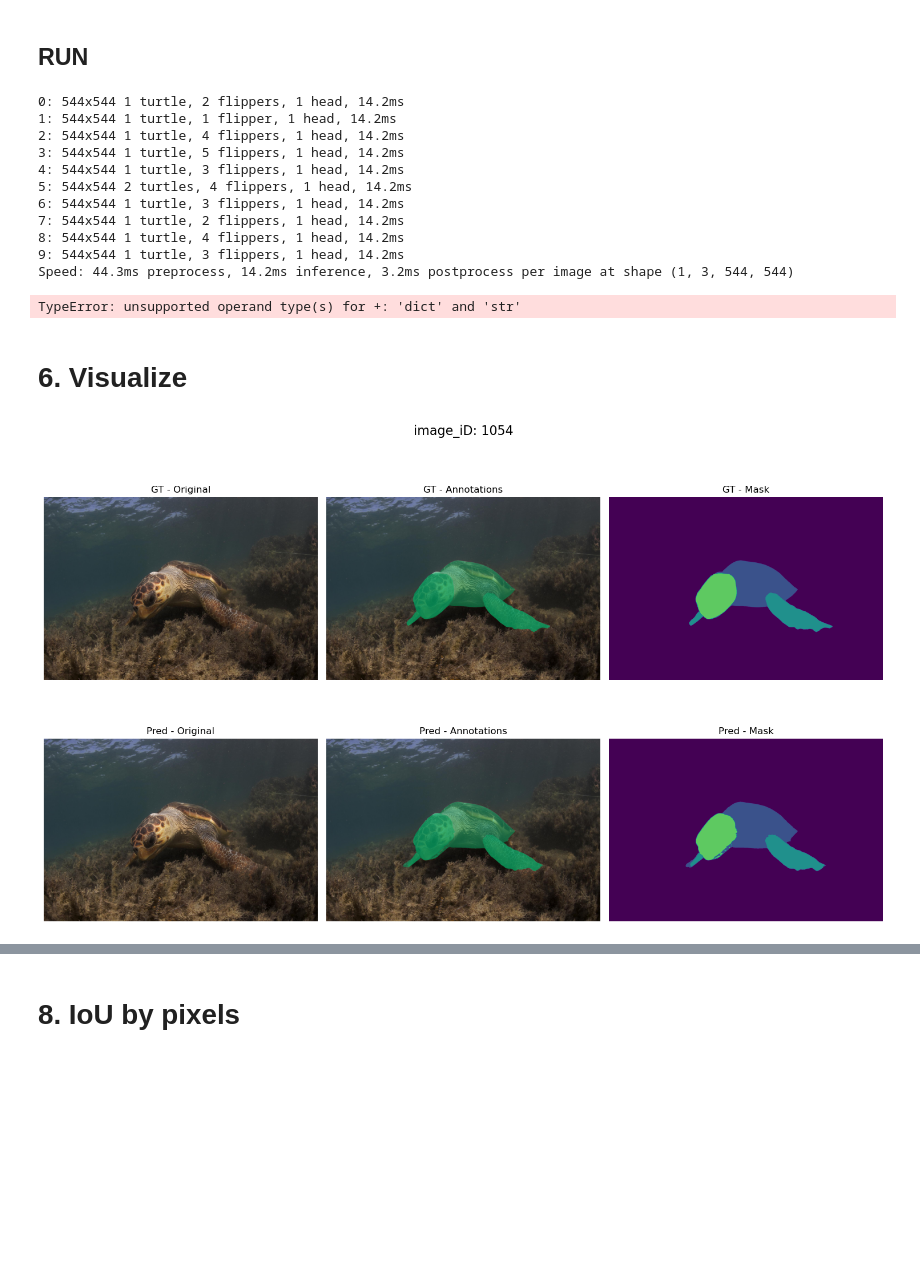
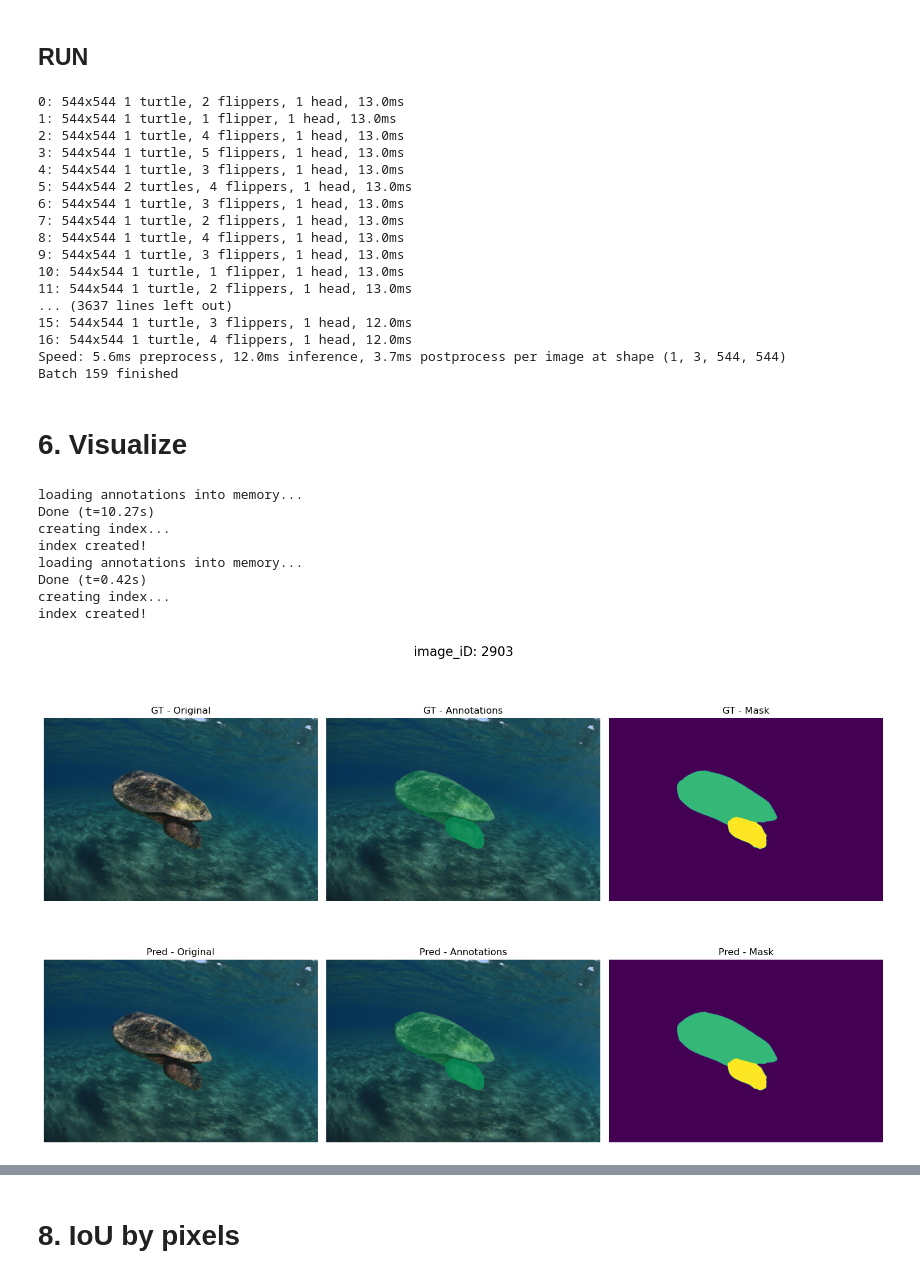
Before and after one commit to lesliebiubiubiu/Semantic_Segmentation_YOLOv8-SAM2, a Jupyter notebook: YOLOv8-SAM_ver5.ipynb, the cells around one changed output, grey strips where cells are left out. Drawn from its saved outputs; the diff is of its cells as text; code cells hidden in the pictures; blank space fills up the shorter version.

Commit message:
fix coco_json

```diff
--- a/YOLOv8-SAM_ver5.ipynb
+++ b/YOLOv8-SAM_ver5.ipynb
@@ -711,20 +693,25 @@ def coco_json_batch(files_dir, bbox_model, mask_model, reference_coco_json, batc
 # %% [markdown]
 ## RUN
 # %%
-coco_json_batch('datasets\\images\\test', bbox_model, mask_predictor, 'turtles-data\\data\\annotations.json', batch_size=10)
+coco_json_batch('datasets\\images\\test', bbox_model, mask_predictor, 'turtles-data\\data\\annotations.json', batch_size=20)
 # %% [output]
-0: 544x544 1 turtle, 2 flippers, 1 head, 14.2ms
-1: 544x544 1 turtle, 1 flipper, 1 head, 14.2ms
-2: 544x544 1 turtle, 4 flippers, 1 head, 14.2ms
-3: 544x544 1 turtle, 5 flippers, 1 head, 14.2ms
-4: 544x544 1 turtle, 3 flippers, 1 head, 14.2ms
-5: 544x544 2 turtles, 4 flippers, 1 head, 14.2ms
-6: 544x544 1 turtle, 3 flippers, 1 head, 14.2ms
-7: 544x544 1 turtle, 2 flippers, 1 head, 14.2ms
-8: 544x544 1 turtle, 4 flippers, 1 head, 14.2ms
-9: 544x544 1 turtle, 3 flippers, 1 head, 14.2ms
-Speed: 44.3ms preprocess, 14.2ms inference, 3.2ms postprocess per image at shape (1, 3, 544, 544)
+0: 544x544 1 turtle, 2 flippers, 1 head, 13.0ms
+1: 544x544 1 turtle, 1 flipper, 1 head, 13.0ms
+2: 544x544 1 turtle, 4 flippers, 1 head, 13.0ms
+3: 544x544 1 turtle, 5 flippers, 1 head, 13.0ms
+4: 544x544 1 turtle, 3 flippers, 1 head, 13.0ms
+5: 544x544 2 turtles, 4 flippers, 1 head, 13.0ms
+6: 544x544 1 turtle, 3 flippers, 1 head, 13.0ms
+7: 544x544 1 turtle, 2 flippers, 1 head, 13.0ms
+8: 544x544 1 turtle, 4 flippers, 1 head, 13.0ms
+9: 544x544 1 turtle, 3 flippers, 1 head, 13.0ms
+10: 544x544 1 turtle, 1 flipper, 1 head, 13.0ms
+11: 544x544 1 turtle, 2 flippers, 1 head, 13.0ms
+... (3637 lines left out)
+15: 544x544 1 turtle, 3 flippers, 1 head, 12.0ms
+16: 544x544 1 turtle, 4 flippers, 1 head, 12.0ms
+Speed: 5.6ms preprocess, 12.0ms inference, 3.7ms postprocess per image at shape (1, 3, 544, 544)
+Batch 159 finished
-TypeError: unsupported operand type(s) for +: 'dict' and 'str'
 # %% [markdown]
 # 6. Visualize
 # %%
@@ -734,15 +721,15 @@ from PIL import Image
 from pycocotools import mask as mask_utils
 import os
 
-def visualize_comparison(coco_gt, coco_preds, image_id, gt_img_dir, pred_img_dir):
+def visualize_comparison(coco_gt, coco_preds, image_id, gt_img_dir):
     # Load the ground truth image from coco_gt metadata
     gt_img_info = coco_gt.imgs[image_id]
     gt_image_path = os.path.join(gt_img_dir, gt_img_info['file_name'])
     gt_image = np.array(Image.open(gt_image_path))
 
-    # Load the prediction image from coco_preds metadata (if using different directories)
+    # Load the prediction image from coco_preds
     pred_img_info = coco_preds.imgs[image_id]
-    pred_image_path = pred_img_info['file_name']  # Assuming file name is in the predictions as well
+    pred_image_path = pred_img_info['file_name']
     pred_image = np.array(Image.open(pred_image_path))
 
     # Create the subplot structure (2 rows x 3 columns)
@@ -763,10 +750,10 @@ def visualize_comparison(coco_gt, coco_preds, image_id, gt_img_dir, pred_img_dir
     cat_ids_gt = coco_gt.getCatIds()
     anns_ids_gt = coco_gt.getAnnIds(imgIds=image_id, catIds=cat_ids_gt, iscrowd=None)
     anns_gt = coco_gt.loadAnns(anns_ids_gt)
-    coco.showAnns(anns_gt)
+    coco_gt.showAnns(anns_gt)
 
     # GT - Mask
-    mask_gt = coco.annToMask(anns_gt[0])
+    mask_gt = coco_gt.annToMask(anns_gt[0])
     for i in range(len(anns_gt)):
         mask_gt += coco_gt.annToMask(anns_gt[i])
 
@@ -808,15 +795,24 @@ def visualize_comparison(coco_gt, coco_preds, image_id, gt_img_dir, pred_img_dir
 import random
 from pycocotools.coco import COCO
 
-available_image_ids = list(coco_preds.imgs.keys())
-image_id = random.choice(available_image_ids)
-
-
-ground_truth_path = os.path.join('turtles-data', 'data', 'annotations.json')
-coco_gt = COCO(ground_truth_path)
-predictions_path = os.path.join('datasets', 'pred_anns_only_test2.json')
-coco_preds = COCO(predictions_path)
-visualize_comparison(coco_gt, coco_preds, image_id, gt_img_dir=os.path.join('turtles-data', 'data'), pred_img_dir='datasets')
+GT_ANNS_PATH = os.path.join('turtles-data', 'data', 'annotations.json')
+gt = COCO(GT_ANNS_PATH)
+PRED_ANNS_PATH = os.path.join('datasets', 'pred_annotations_2.json')
+pred = COCO(PRED_ANNS_PATH)
 # %% [output]
-[figure, removed]
+loading annotations into memory...
+Done (t=10.27s)
+creating index...
+index created!
+loading annotations into memory...
+Done (t=0.42s)
+creating index...
+index created!
+# %%
+available_image_ids = list(pred.imgs.keys())
+image_id = random.choice(available_image_ids)
+# image_id = 7868
+visualize_comparison(gt, pred, image_id, gt_img_dir=os.path.join('turtles-data', 'data'))
+# %% [output]
+[figure, added]
 # %% [markdown]
```
Also changed, not shown: parts of 20 cells of this notebook, 1 other file.
